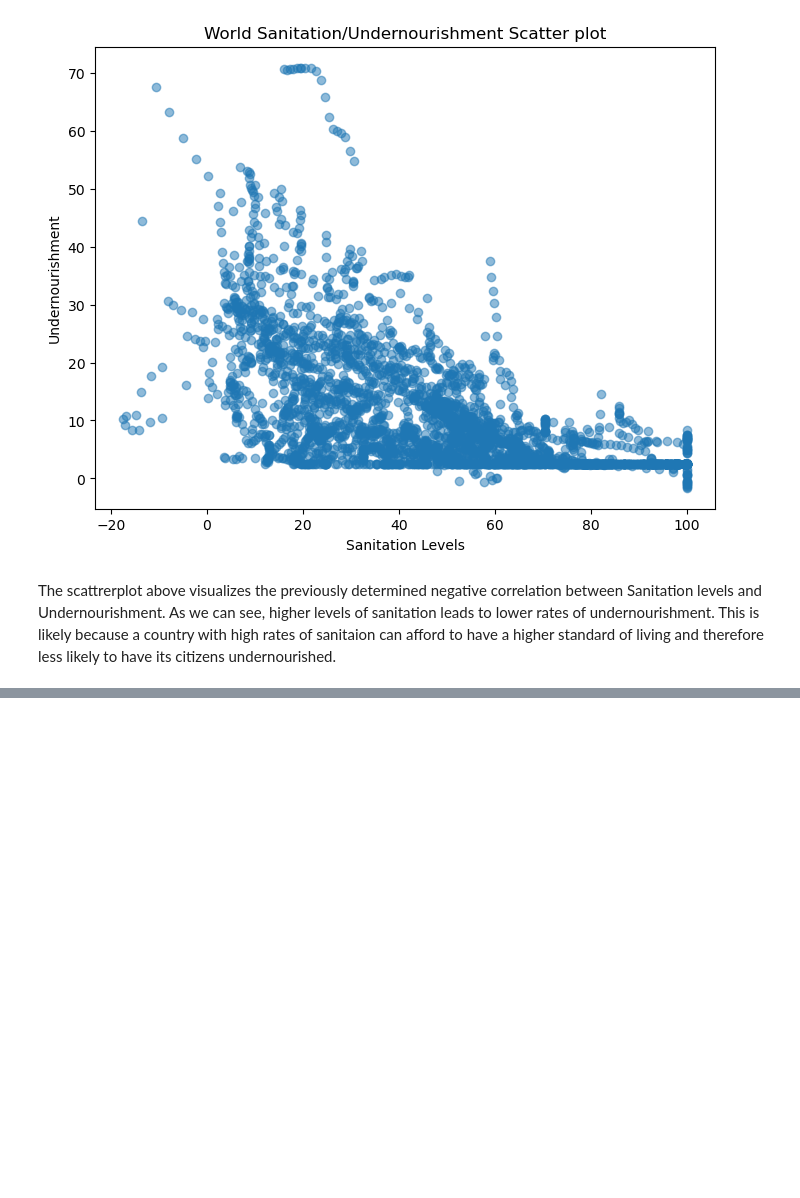
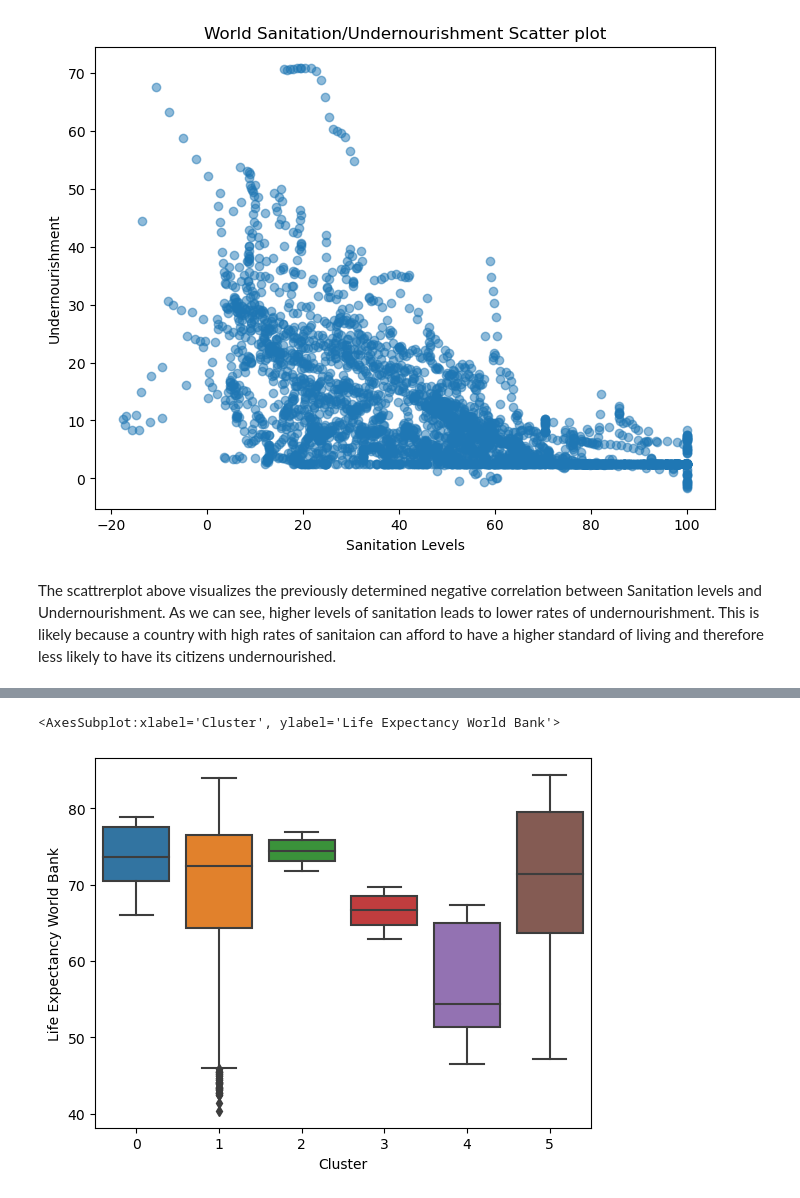
Before and after one commit to JericoEndaya/Life_expectancy, a Jupyter notebook: life_expecetancy.ipynb, the cells around one changed output, grey strips where cells are left out. Cells and saved outputs as stored; diff of their text form; code cells hidden in the pictures; blank space fills up the shorter version.

```diff
--- a/life_expecetancy.ipynb
+++ b/life_expecetancy.ipynb
@@ -322,0 +339,4 @@ plt.show()
+# %%
+kmeans_final = KMeans(n_clusters=6,n_init=10, random_state=42)
+kmeans_final.fit(df_imp)
+df_imp['Cluster'] = kmeans_final.labels_
@@ -322,0 +355,5 @@ plt.show()
+# %%
+sns.boxplot(x='Cluster', y='Life Expectancy World Bank', data=df_imp)
+# %% [output]
+<AxesSubplot:xlabel='Cluster', ylabel='Life Expectancy World Bank'>
+[figure, added]
```
Also changed, not shown: parts of 8 cells of this notebook.
